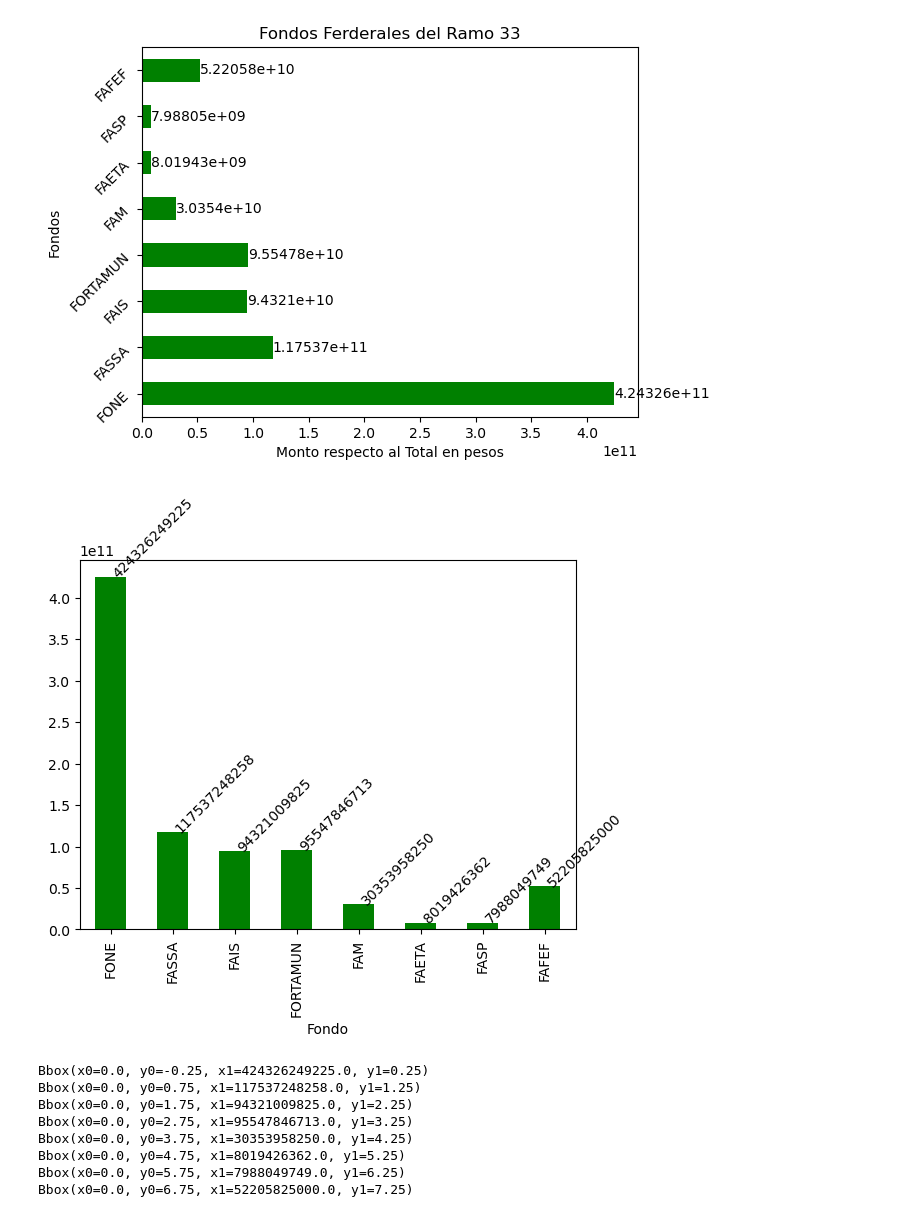
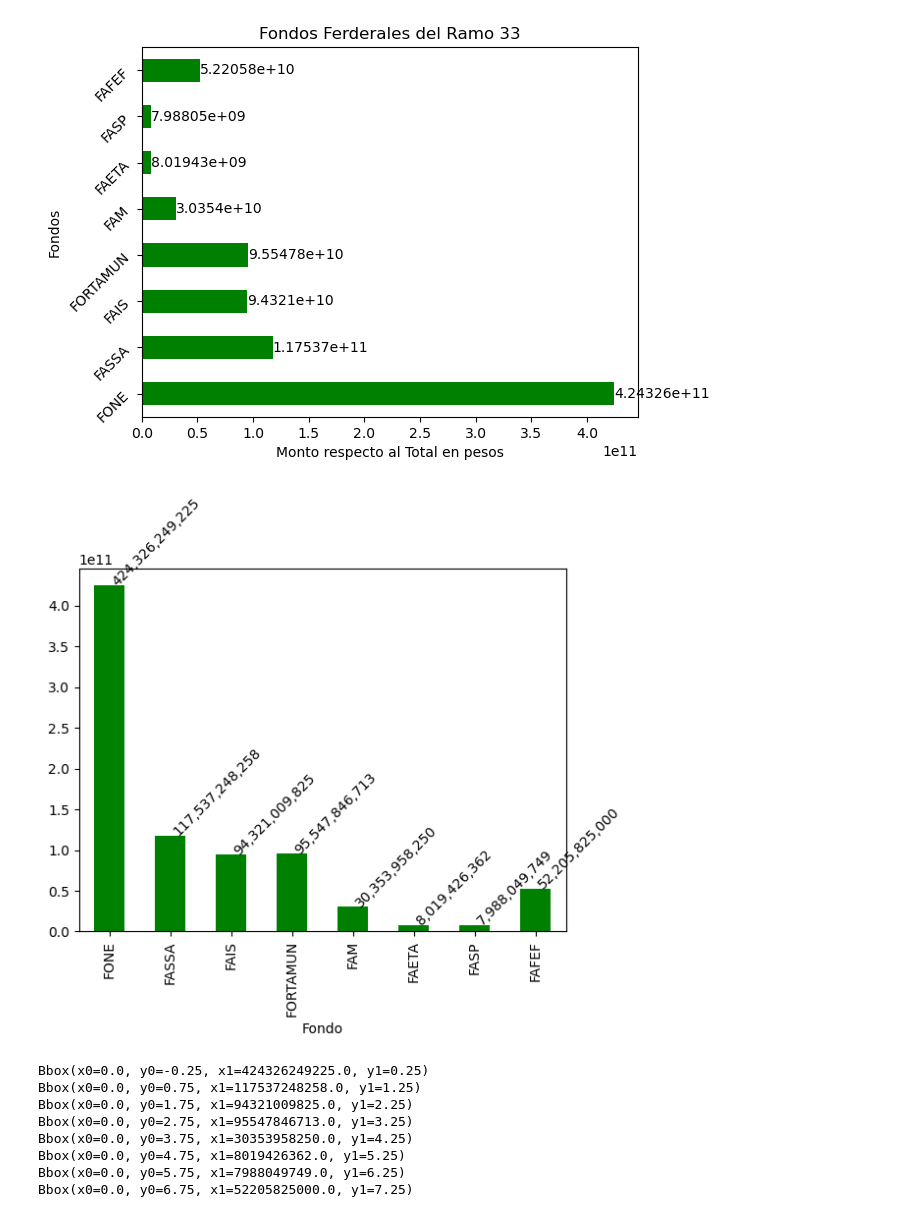
Before and after one commit to Dust1920/SIM26, a Jupyter notebook: transform/articulo_revista.ipynb, the cells around one changed output. Saved outputs shown, nothing was run; the diff lists cells and outputs as text; code cells hidden in the pictures.

```diff
--- a/transform/articulo_revista.ipynb
+++ b/transform/articulo_revista.ipynb
@@ -85,16 +85,16 @@ plt.show()
 # %%
 import numpy as np
 
 df=fondos_mt
 ax = df['Monto'].plot(kind='bar', color='g')
 x_offset = 0
 y_offset = -11
 for p in ax.patches:
     b = p.get_bbox()
-    val = "{:.0f}".format(b.y1 + b.y0)
+    val = "{:,.0f}".format(b.y1 + b.y0)
     ax.annotate(val, ((b.x0 + b.x1)/2 + x_offset, b.y1 + y_offset), rotation = 45)
 # %% [output]
-[figure, old version]
+[figure, new version]
 # %%
 df=fondos_mt
 ax = df['Monto'].plot(kind='barh', color='g',xlim=[0,6e11],xlabel='Aportaciones Federales en pesos')
```
